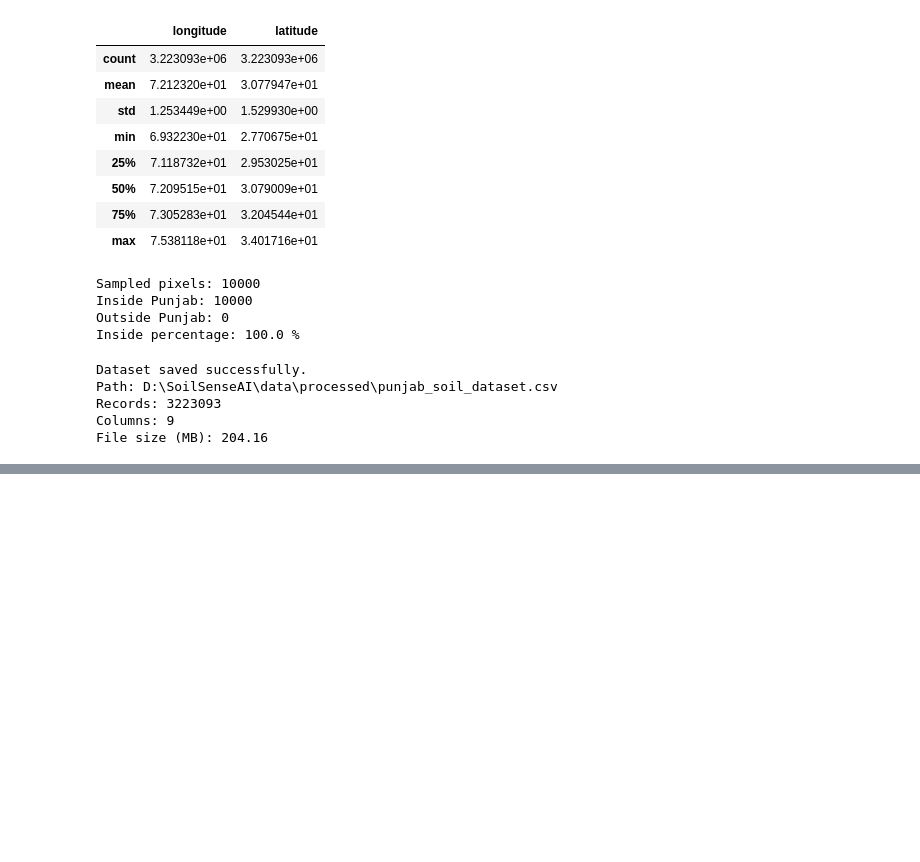
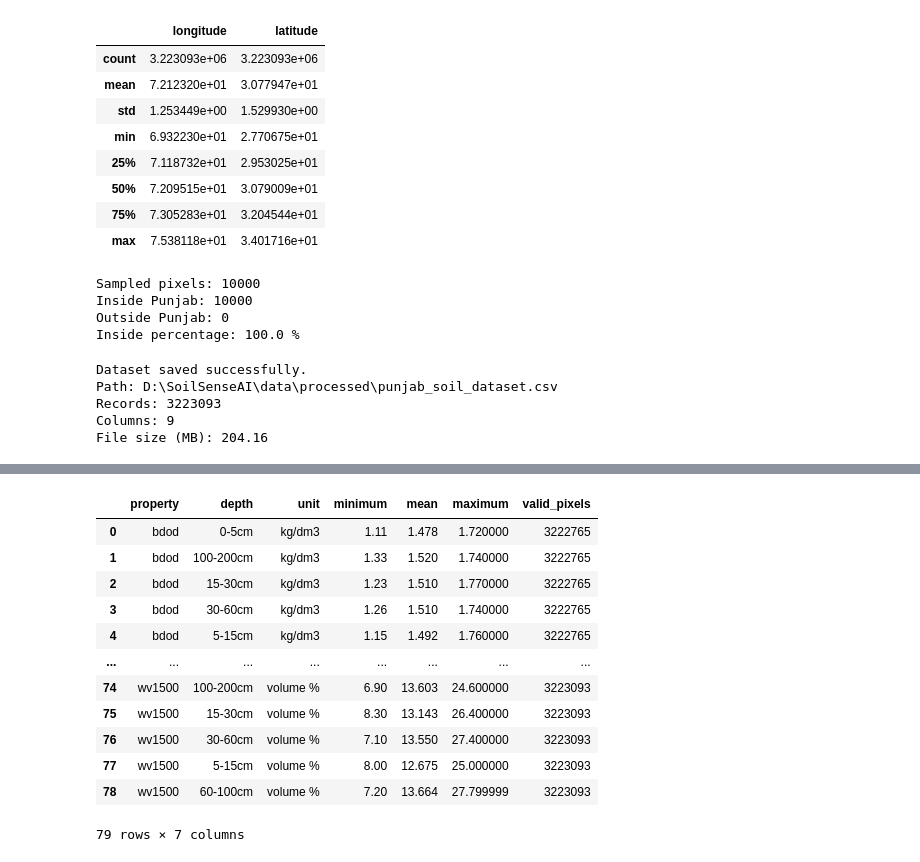
Before and after one commit to iammuhammadhassan/SoilSenseAi, a Jupyter notebook: notebooks/06_punjab_data_acquisition.ipynb, the cells around one changed output, grey strips where cells are left out. Saved outputs shown, nothing was run; the diff lists cells and outputs as text; code cells hidden in the pictures; blank space fills up the shorter version.

```diff
--- a/notebooks/06_punjab_data_acquisition.ipynb
+++ b/notebooks/06_punjab_data_acquisition.ipynb
@@ -1238,0 +1287,10 @@ File size (MB): 204.16
+# %%
+# Purpose: List available SoilGrids coverage identifiers.
+
+coverage_ids = sorted(wcs.contents.keys())
+
+print("Total available coverages:", len(coverage_ids))
+print("\nAvailable coverage IDs:")
+
+for coverage_id in coverage_ids:
+    print(coverage_id)
@@ -1238,0 +2176,57 @@ File size (MB): 204.16
+# %%
+# Purpose: Inspect converted value ranges across all SoilGrids properties and depths.
+
+import rasterio
+import numpy as np
+import pandas as pd
+
+range_summary = []
+
+for _, item in inventory_df.iterrows():
+    property_name = item["property"]
+    depth = item["depth"]
+
+    raster_path = processed_dir / (
+        f"punjab_{property_name}_{depth}_mean_clipped.tif"
+    )
+
+    with rasterio.open(raster_path) as src:
+        data = src.read(1).astype("float32")
+        valid = data != 0
+
+        if not valid.any():
+            continue
+
+        converted = data[valid] / conversion_factors[property_name]
+
+        range_summary.append({
+            "property": property_name,
+            "depth": depth,
+            "unit": property_units[property_name],
+            "minimum": converted.min(),
+            "mean": converted.mean(),
+            "maximum": converted.max(),
+            "valid_pixels": int(valid.sum())
+        })
+
+range_df = pd.DataFrame(range_summary)
+
+display(
+    range_df.sort_values(["property", "depth"])
+    .round(3)
+    .reset_index(drop=True)
+)
+# %% [output]
+|  | property | depth | unit | minimum | mean | maximum | valid_pixels |
+| 0 | bdod | 0-5cm | kg/dm3 | 1.11 | 1.478 | 1.720000 | 3222765 |
+| 1 | bdod | 100-200cm | kg/dm3 | 1.33 | 1.520 | 1.740000 | 3222765 |
+| 2 | bdod | 15-30cm | kg/dm3 | 1.23 | 1.510 | 1.770000 | 3222765 |
+| 3 | bdod | 30-60cm | kg/dm3 | 1.26 | 1.510 | 1.740000 | 3222765 |
+| 4 | bdod | 5-15cm | kg/dm3 | 1.15 | 1.492 | 1.760000 | 3222765 |
+| ... | ... | ... | ... | ... | ... | ... | ... |
+| 74 | wv1500 | 100-200cm | volume % | 6.90 | 13.603 | 24.600000 | 3223093 |
+| 75 | wv1500 | 15-30cm | volume % | 8.30 | 13.143 | 26.400000 | 3223093 |
+| 76 | wv1500 | 30-60cm | volume % | 7.10 | 13.550 | 27.400000 | 3223093 |
+| 77 | wv1500 | 5-15cm | volume % | 8.00 | 12.675 | 25.000000 | 3223093 |
+| 78 | wv1500 | 60-100cm | volume % | 7.20 | 13.664 | 27.799999 | 3223093 |
+79 rows × 7 columns
```
Also changed, not shown: parts of 27 cells of this notebook.
